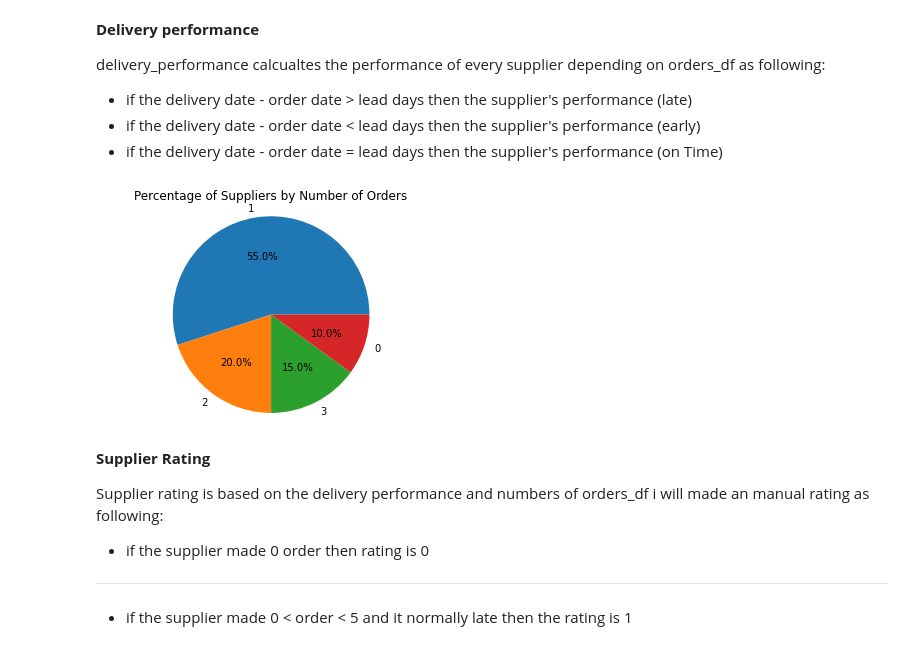
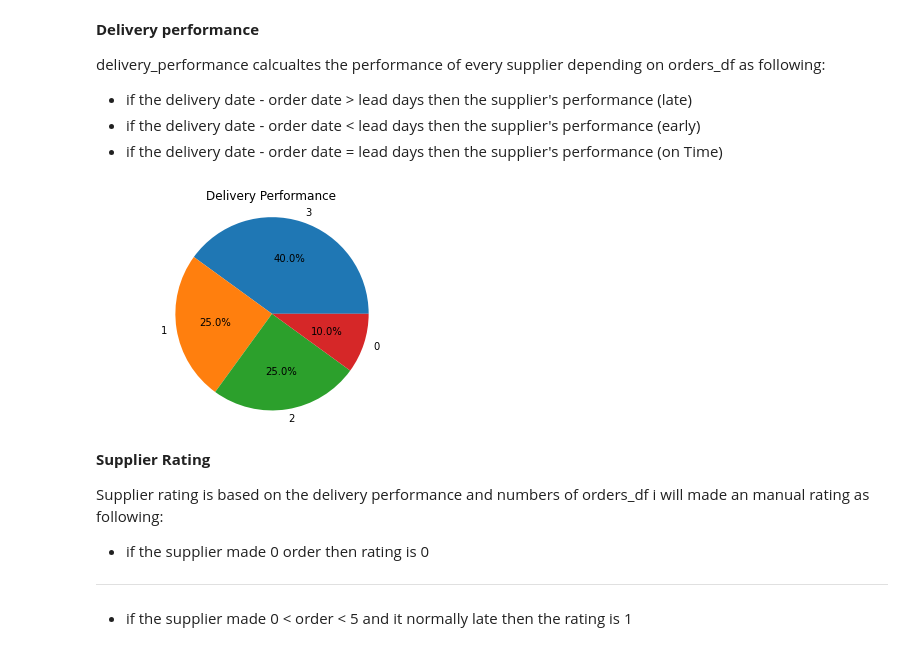
Before and after one commit to hossammeligy/Data-Science-Task, a Jupyter notebook: code.ipynb, the cells around one changed output. Cells and saved outputs as stored; diff of their text form; code cells hidden in the pictures.

```diff
--- a/code.ipynb
+++ b/code.ipynb
@@ -176,35 +189,35 @@ delivery_performance calcualtes the performance of every supplier depending on o
 # %%
 # Merge orders_df, products_df, and suppliers_df to get the delivery lead time and supplier_id for each order
 merged_df = pd.merge(orders_df, products_df[['product_id', 'supplier_id', 'delivery_lead_days']], on='product_id')
 
 # Calculate the delivery time for each order
 merged_df['delivery_time'] = (merged_df['delivery_date'] - merged_df['order_date']).dt.days
 
 # Calculate the delivery performance for each order
-merged_df.loc[merged_df['delivery_time'] > merged_df['delivery_lead_days'], 'delivery_performance'] = 1
+merged_df.loc[merged_df['delivery_time'] > merged_df['delivery_lead_days'], 'delivery_performance'] = 3
 merged_df.loc[merged_df['delivery_time'] == merged_df['delivery_lead_days'], 'delivery_performance'] = 2
-merged_df.loc[merged_df['delivery_time'] < merged_df['delivery_lead_days'], 'delivery_performance'] = 3
+merged_df.loc[merged_df['delivery_time'] < merged_df['delivery_lead_days'], 'delivery_performance'] = 1
 
 # Group the orders_df by supplier_id and calculate the mode of the delivery_performance for each supplier
 supplier_delivery_performance = merged_df.groupby('supplier_id')['delivery_performance'].apply(lambda x: x.mode()[0]).reset_index(name='delivery_performance').astype('Int16')
 
 # Add the delivery performance column to the suppliers_df
 suppliers_df = suppliers_df.merge(supplier_delivery_performance, on='supplier_id', how='left').fillna(0)
 
 
 order_counts = suppliers_df['delivery_performance'].value_counts(normalize=True) * 100
 
 
 
 labels = order_counts.index.astype(str)
 sizes = order_counts.values
 fig1, ax1 = plt.subplots()
 ax1.pie(sizes, labels=labels, autopct='%1.1f%%')
 ax1.axis('equal')
-ax1.set_title('Percentage of Suppliers by Number of Orders')
+ax1.set_title('Delivery Performance')
 plt.show()
 # %% [output]
-[figure, old version]
+[figure, new version]
 # %% [markdown]
 **Supplier Rating**
 
```
Also changed, not shown: parts of 29 cells of this notebook, 1 other file.
